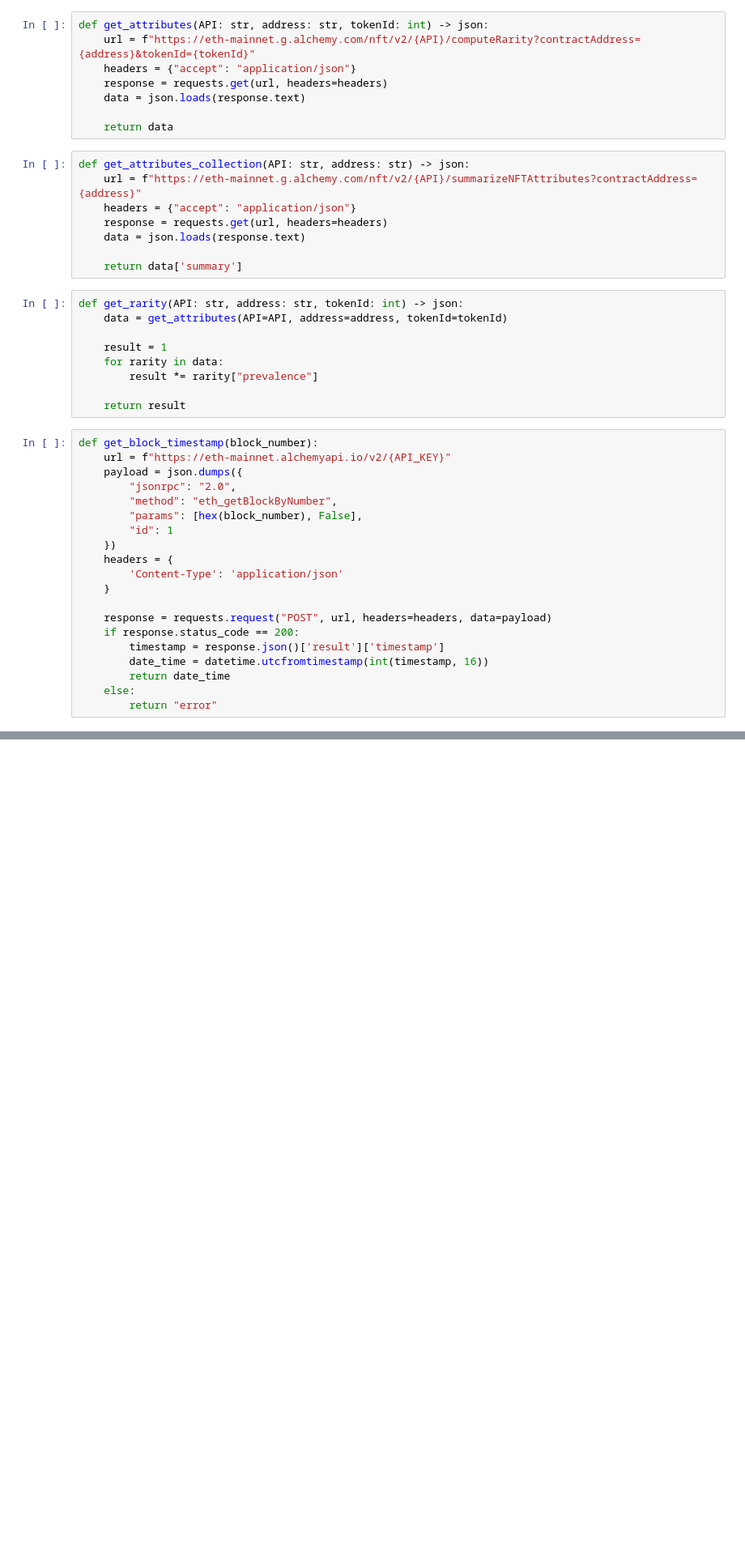
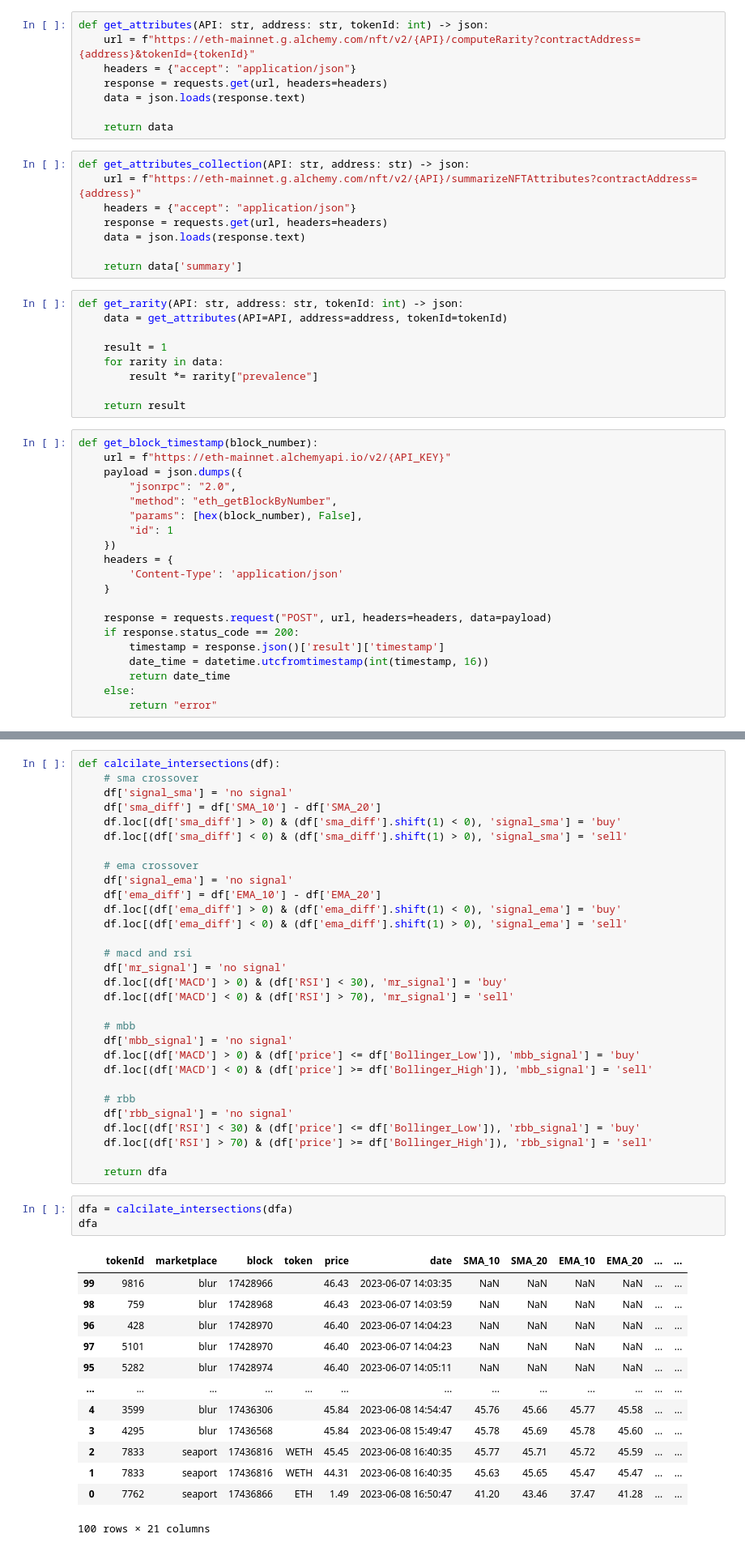
Before and after one commit to suanow/NFT-ML-term-paper, a Jupyter notebook: models/sand_new.ipynb, the cells around one changed output, grey strips where cells are left out. Shown: that part at 81% size. Cells and saved outputs as stored; diff of their text form; blank space fills up the shorter version.

```diff
--- a/models/sand_new.ipynb
+++ b/models/sand_new.ipynb
@@ -120,0 +249,47 @@ sales
+# %%
+def calcilate_intersections(df):
+    # sma crossover
+    df['signal_sma'] = 'no signal'
+    df['sma_diff'] = df['SMA_10'] - df['SMA_20']
+    df.loc[(df['sma_diff'] > 0) & (df['sma_diff'].shift(1) < 0), 'signal_sma'] = 'buy'
+    df.loc[(df['sma_diff'] < 0) & (df['sma_diff'].shift(1) > 0), 'signal_sma'] = 'sell'
+
+    # ema crossover
+    df['signal_ema'] = 'no signal'
+    df['ema_diff'] = df['EMA_10'] - df['EMA_20']
+    df.loc[(df['ema_diff'] > 0) & (df['ema_diff'].shift(1) < 0), 'signal_ema'] = 'buy'
+    df.loc[(df['ema_diff'] < 0) & (df['ema_diff'].shift(1) > 0), 'signal_ema'] = 'sell'
+
+    # macd and rsi
+    df['mr_signal'] = 'no signal'
+    df.loc[(df['MACD'] > 0) & (df['RSI'] < 30), 'mr_signal'] = 'buy'
+    df.loc[(df['MACD'] < 0) & (df['RSI'] > 70), 'mr_signal'] = 'sell'
+
+    # mbb
+    df['mbb_signal'] = 'no signal'
+    df.loc[(df['MACD'] > 0) & (df['price'] <= df['Bollinger_Low']), 'mbb_signal'] = 'buy'
+    df.loc[(df['MACD'] < 0) & (df['price'] >= df['Bollinger_High']), 'mbb_signal'] = 'sell'
+
+    # rbb
+    df['rbb_signal'] = 'no signal'
+    df.loc[(df['RSI'] < 30) & (df['price'] <= df['Bollinger_Low']), 'rbb_signal'] = 'buy'
+    df.loc[(df['RSI'] > 70) & (df['price'] >= df['Bollinger_High']), 'rbb_signal'] = 'sell'
+
+    return dfa
+# %%
+dfa = calcilate_intersections(dfa)
+dfa
+# %% [output]
+|  | tokenId | marketplace | block | token | price | date | SMA_10 | SMA_20 | EMA_10 | EMA_20 | ... | ... |
+| 99 | 9816 | blur | 17428966 |  | 46.43 | 2023-06-07 14:03:35 | NaN | NaN | NaN | NaN | ... | ... |
+| 98 | 759 | blur | 17428968 |  | 46.43 | 2023-06-07 14:03:59 | NaN | NaN | NaN | NaN | ... | ... |
+| 96 | 428 | blur | 17428970 |  | 46.40 | 2023-06-07 14:04:23 | NaN | NaN | NaN | NaN | ... | ... |
+| 97 | 5101 | blur | 17428970 |  | 46.40 | 2023-06-07 14:04:23 | NaN | NaN | NaN | NaN | ... | ... |
+| 95 | 5282 | blur | 17428974 |  | 46.40 | 2023-06-07 14:05:11 | NaN | NaN | NaN | NaN | ... | ... |
+| ... | ... | ... | ... | ... | ... | ... | ... | ... | ... | ... | ... | ... |
+| 4 | 3599 | blur | 17436306 |  | 45.84 | 2023-06-08 14:54:47 | 45.76 | 45.66 | 45.77 | 45.58 | ... | ... |
+| 3 | 4295 | blur | 17436568 |  | 45.84 | 2023-06-08 15:49:47 | 45.78 | 45.69 | 45.78 | 45.60 | ... | ... |
+| 2 | 7833 | seaport | 17436816 | WETH | 45.45 | 2023-06-08 16:40:35 | 45.77 | 45.71 | 45.72 | 45.59 | ... | ... |
+| 1 | 7833 | seaport | 17436816 | WETH | 44.31 | 2023-06-08 16:40:35 | 45.63 | 45.65 | 45.47 | 45.47 | ... | ... |
+| 0 | 7762 | seaport | 17436866 | ETH | 1.49 | 2023-06-08 16:50:47 | 41.20 | 43.46 | 37.47 | 41.28 | ... | ... |
+100 rows × 21 columns
```
Also changed, not shown: parts of 16 cells of this notebook, 4 other files.
